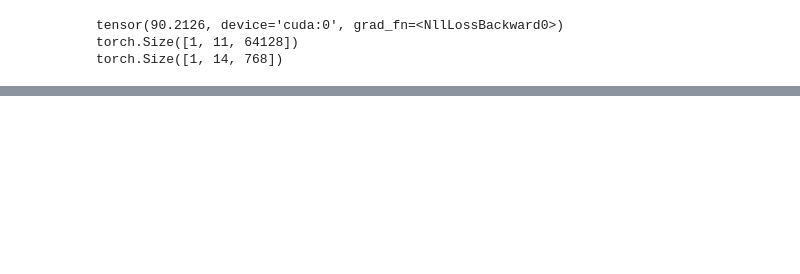
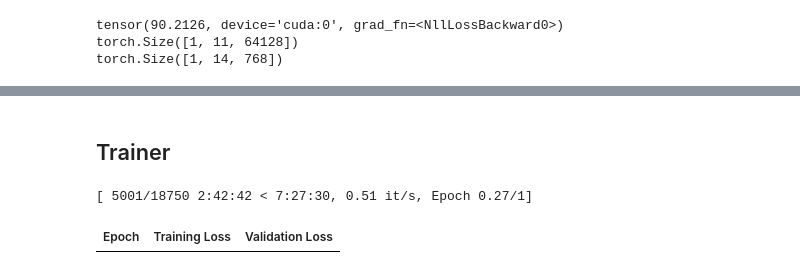
Before and after one commit to LeeJeongHwi/HuggingFace_Study, a Jupyter notebook: HuggingFace_Korean_Translate.ipynb, the cells around one changed output, grey strips where cells are left out. Saved outputs shown, nothing was run; the diff lists cells and outputs as text; code cells hidden in the pictures; blank space fills up the shorter version.

Commit message:
[Colab] Trainer Update, Can't Train in Colab

```diff
--- a/HuggingFace_Korean_Translate.ipynb
+++ b/HuggingFace_Korean_Translate.ipynb
@@ -400,0 +415,2 @@ torch.Size([1, 14, 768])
+# %%
+data_collator = DataCollatorForSeq2Seq(tokenizer, model=model)
@@ -400,0 +462,3 @@ torch.Size([1, 14, 768])
+# %%
+import evaluate
+metric = evaluate.load("sacrebleu")
@@ -400,0 +485,2 @@ torch.Size([1, 14, 768])
+# %% [markdown]
+## Trainer
@@ -400,0 +504,36 @@ torch.Size([1, 14, 768])
+# %%
+def compute_metrics(eval_preds):
+    preds, labels = eval_preds
+
+    if isinstance(preds, tuple):
+        preds = preds[0]
+
+    decoded_preds = tokenizer.batch_decode(preds, skip_special_tokens=True)
+
+    # Replace -100 in the labels as we can't decode them.
+    labels = np.where(labels != -100, labels, tokenizer.pad_token_id)
+    decoded_labels = tokenizer.batch_decode(labels, skip_special_tokens=True)
+
+    # Some simple post-processing
+    decoded_preds = [pred.strip() for pred in decoded_preds]
+    decoded_labels = [[label.strip()] for label in decoded_labels]
+
+    result = metric.compute(predictions=decoded_preds, references=decoded_labels)
+    result = {"bleu": result["score"]}
+
+    return result
+# %%
+trainer = Seq2SeqTrainer(
+    model,
+    training_args,
+    train_dataset=tokenized_datasets["train"],
+    eval_dataset=tokenized_datasets["valid"],
+    data_collator=data_collator,
+    tokenizer=tokenizer,
+    compute_metrics=compute_metrics,
+)
+# %%
+trainer.train()
+# %% [output]
+[ 5001/18750 2:42:42 < 7:27:30, 0.51 it/s, Epoch 0.27/1]
+| Epoch | Training Loss | Validation Loss |
```
Also changed, not shown: parts of 11 cells of this notebook.
